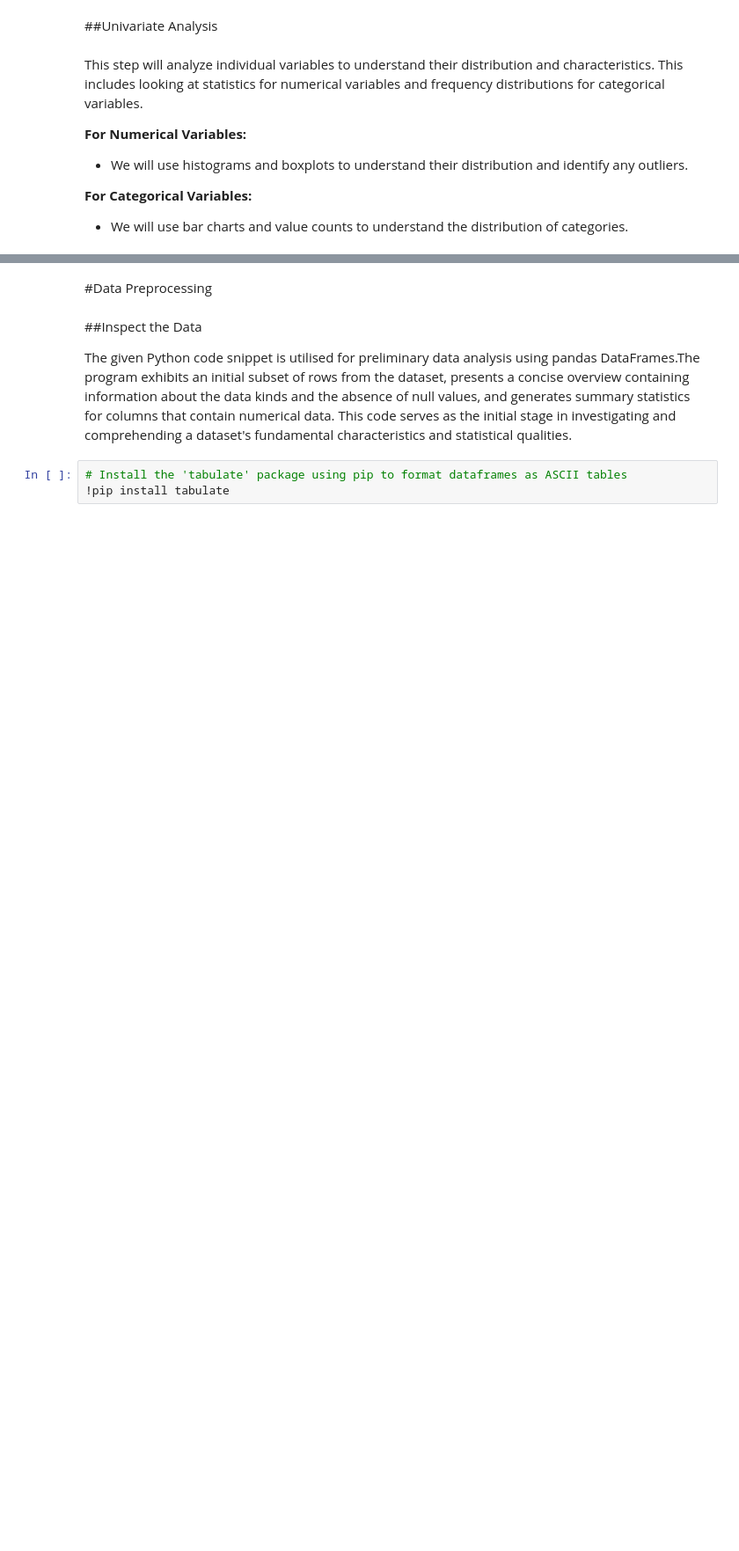
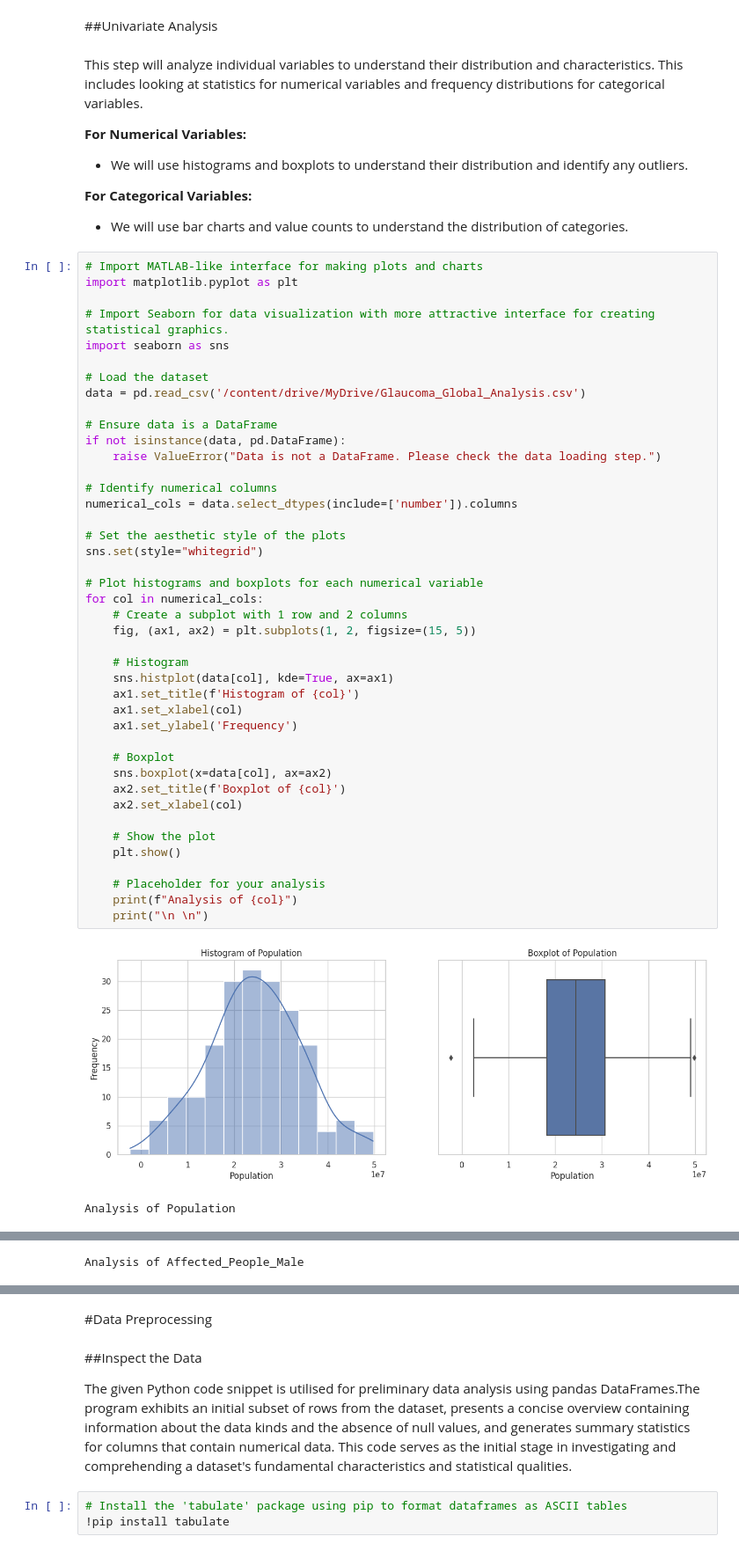
Before and after one commit to carlos-alves-one/Eye-Disease-Analysis, a Jupyter notebook: final_project_report.ipynb, the cells around one changed output, grey strips where cells are left out. Shown at 88% size. Saved outputs shown, nothing was run; the diff lists cells and outputs as text; blank space fills up the shorter version.

Commit message:
Use histograms and boxplots for numerical variables

```diff
--- a/final_project_report.ipynb
+++ b/final_project_report.ipynb
@@ -371,3 +371,48 @@ This step will analyze individual variables to understand their distribution and
 **For Categorical Variables:**
 
 - We will use bar charts and value counts to understand the distribution of categories.
+# %%
+# Import MATLAB-like interface for making plots and charts
+import matplotlib.pyplot as plt
+
+# Import Seaborn for data visualization with more attractive interface for creating statistical graphics.
+import seaborn as sns
+
+# Load the dataset
+data = pd.read_csv('/content/drive/MyDrive/Glaucoma_Global_Analysis.csv')
+
+# Ensure data is a DataFrame
+if not isinstance(data, pd.DataFrame):
+    raise ValueError("Data is not a DataFrame. Please check the data loading step.")
+
+# Identify numerical columns
+numerical_cols = data.select_dtypes(include=['number']).columns
+
+# Set the aesthetic style of the plots
+sns.set(style="whitegrid")
+
+# Plot histograms and boxplots for each numerical variable
+for col in numerical_cols:
+    # Create a subplot with 1 row and 2 columns
+    fig, (ax1, ax2) = plt.subplots(1, 2, figsize=(15, 5))
+
+    # Histogram
+    sns.histplot(data[col], kde=True, ax=ax1)
+    ax1.set_title(f'Histogram of {col}')
+    ax1.set_xlabel(col)
+    ax1.set_ylabel('Frequency')
+
+    # Boxplot
+    sns.boxplot(x=data[col], ax=ax2)
+    ax2.set_title(f'Boxplot of {col}')
+    ax2.set_xlabel(col)
+
+    # Show the plot
+    plt.show()
+
+    # Placeholder for your analysis
+    print(f"Analysis of {col}")
+    print("\n \n")
+# %% [output]
+[figure, added]
+Analysis of Population
@@ -373,0 +420 @@ This step will analyze individual variables to understand their distribution and
+Analysis of Affected_People_Male
```
Also changed, not shown: parts of 9 cells of this notebook.
